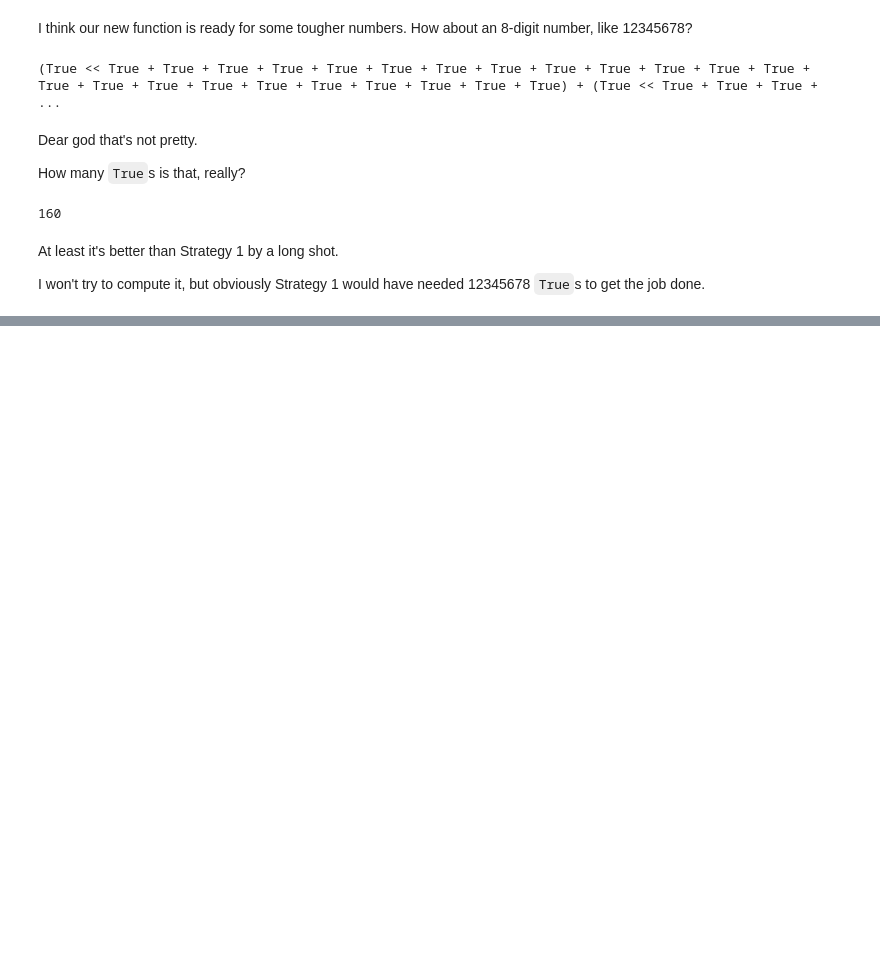
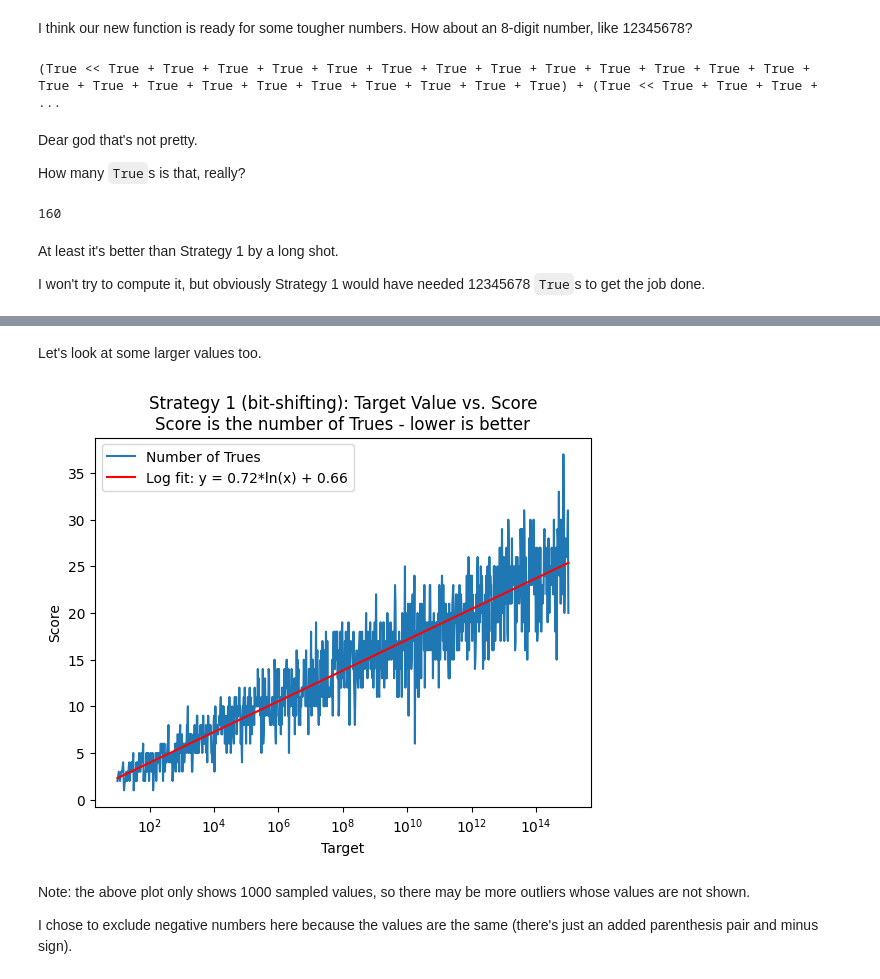
Before and after one commit to jonahjlee/misc-notebooks, a Jupyter notebook: fun_stuff/nothing_but_true.ipynb, the cells around one changed output, grey strips where cells are left out. Drawn from its saved outputs; the diff is of its cells as text; code cells hidden in the pictures; blank space fills up the shorter version.

```diff
--- a/fun_stuff/nothing_but_true.ipynb
+++ b/fun_stuff/nothing_but_true.ipynb
@@ -231,0 +254,37 @@ I won't try to compute it, but obviously Strategy 1 would have needed 12345678 `
+# %% [markdown]
+Let's look at some larger values too.
+# %%
+from scipy.optimize import curve_fit
+
+targs_exp = np.linspace(1, 15, 1000)
+targs = np.around((10 ** targs_exp)).astype(int)
+counts = score_strategy_2(targs)
+
+def log_fit(x, a, b):
+    return a * np.log(x) + b
+
+params, covariance = curve_fit(log_fit, targs, counts)
+
+plt.plot(targs, counts, label="Number of Trues")
+plt.xscale('log')
+plt.xlabel("Target")
+plt.ylabel("Score")
+plt.title("Strategy 1 (bit-shifting): Target Value vs. Score\n"
+          "Score is the number of Trues - lower is better")
+
+x_fit = np.linspace(min(targs), max(targs), 1000)
+y_fit = log_fit(x_fit, *params)
+
+a, b = params
+fit_label = f"Log fit: y = {a:.2f}*ln(x) + {b:.2f}"
+
+plt.plot(x_fit, y_fit, label=fit_label, color='red')
+
+plt.legend()
+plt.show()
+# %% [output]
+[figure, added]
+# %% [markdown]
+Note: the above plot only shows 1000 sampled values, so there may be more outliers whose values are not shown.
+
+I chose to exclude negative numbers here because the values are the same (there's just an added parenthesis pair and minus sign).
```
Also changed, not shown: parts of 2 cells of this notebook.
